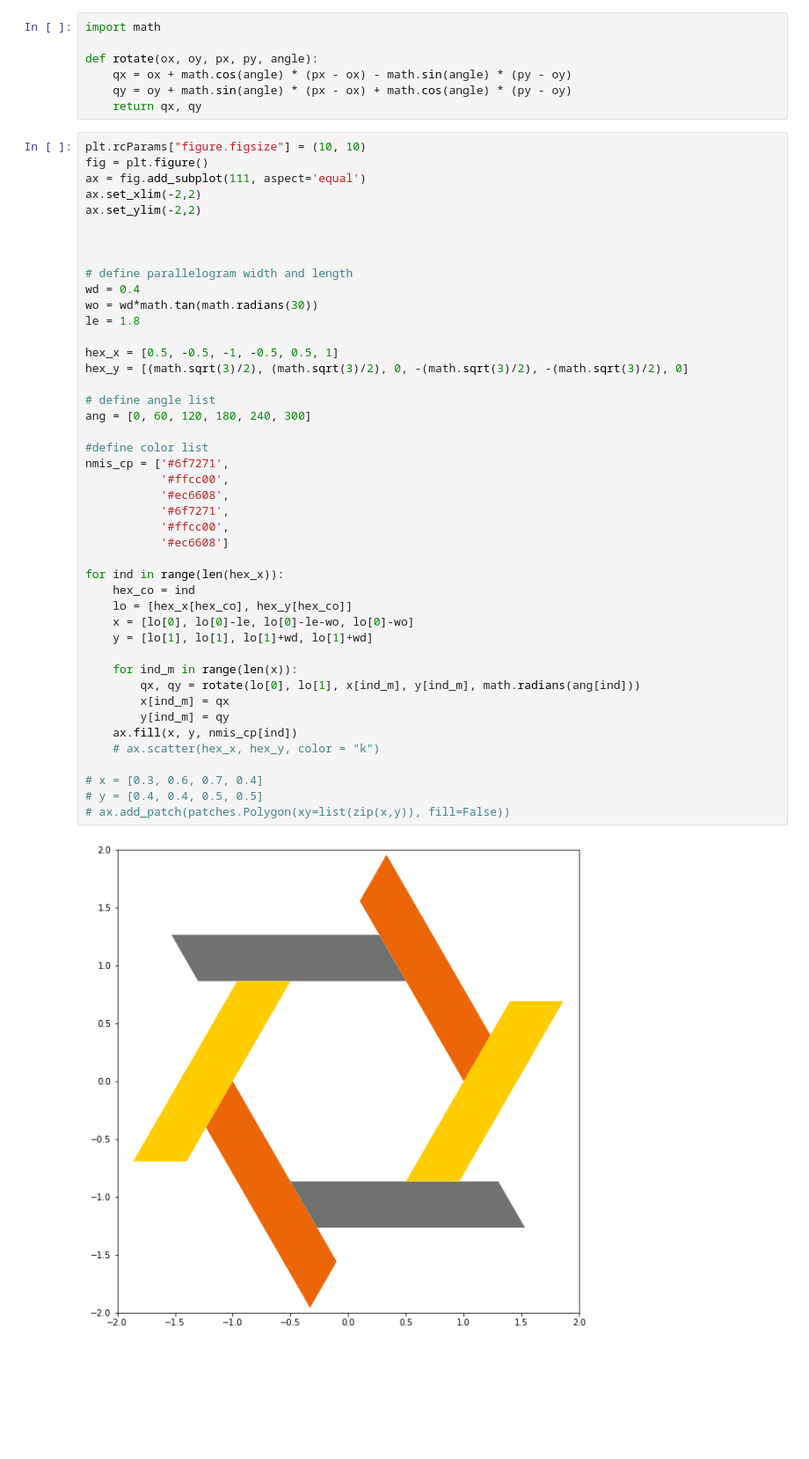
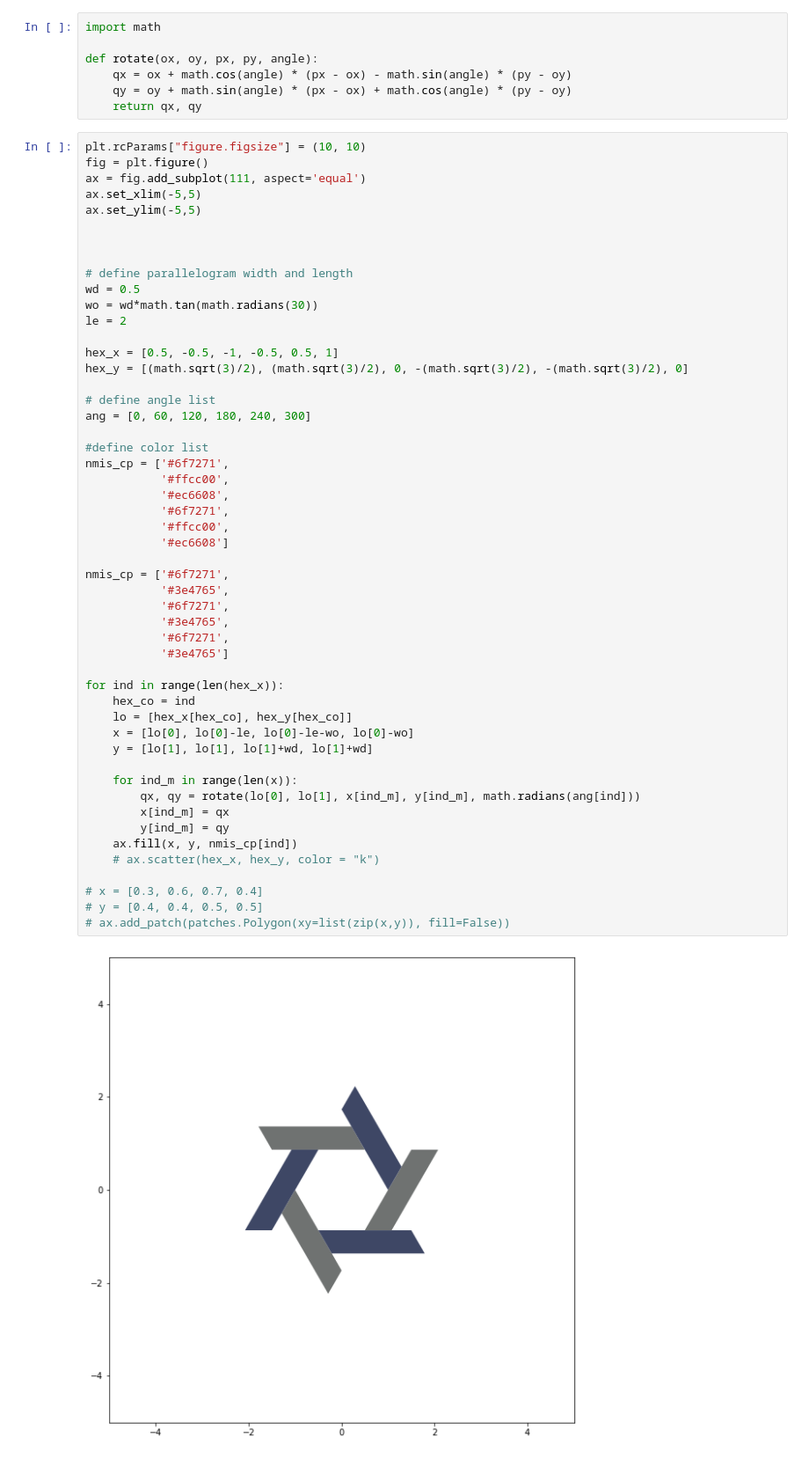
Before and after one commit to nmis-group/digf-zone-i4ch, a Jupyter notebook: logo/generate.ipynb, the cells around one changed output. Shown at 88% size. Saved outputs shown, nothing was run; the diff lists cells and outputs as text; blank space fills up the shorter version.

```diff
--- a/logo/generate.ipynb
+++ b/logo/generate.ipynb
@@ -25,45 +25,52 @@ def rotate(ox, oy, px, py, angle):
 plt.rcParams["figure.figsize"] = (10, 10)
 fig = plt.figure()
 ax = fig.add_subplot(111, aspect='equal')
-ax.set_xlim(-2,2)
-ax.set_ylim(-2,2)
+ax.set_xlim(-5,5)
+ax.set_ylim(-5,5)
 
 
 
 # define parallelogram width and length
-wd = 0.4
+wd = 0.5
 wo = wd*math.tan(math.radians(30))
-le = 1.8
+le = 2
 
 hex_x = [0.5, -0.5, -1, -0.5, 0.5, 1]
 hex_y = [(math.sqrt(3)/2), (math.sqrt(3)/2), 0, -(math.sqrt(3)/2), -(math.sqrt(3)/2), 0]
 
 # define angle list
 ang = [0, 60, 120, 180, 240, 300]
 
 #define color list
 nmis_cp = ['#6f7271',
            '#ffcc00',
            '#ec6608',
            '#6f7271',
            '#ffcc00',
            '#ec6608']
+
+nmis_cp = ['#6f7271',
+           '#3e4765',
+           '#6f7271',
+           '#3e4765',
+           '#6f7271',
+           '#3e4765']
 
 for ind in range(len(hex_x)):
     hex_co = ind
     lo = [hex_x[hex_co], hex_y[hex_co]]
     x = [lo[0], lo[0]-le, lo[0]-le-wo, lo[0]-wo]
     y = [lo[1], lo[1], lo[1]+wd, lo[1]+wd]
 
     for ind_m in range(len(x)):
         qx, qy = rotate(lo[0], lo[1], x[ind_m], y[ind_m], math.radians(ang[ind]))
         x[ind_m] = qx
         y[ind_m] = qy
     ax.fill(x, y, nmis_cp[ind])
     # ax.scatter(hex_x, hex_y, color = "k")
 
 # x = [0.3, 0.6, 0.7, 0.4]
 # y = [0.4, 0.4, 0.5, 0.5]
 # ax.add_patch(patches.Polygon(xy=list(zip(x,y)), fill=False))
 # %% [output]
-[figure, old version]
+[figure, new version]
```
Also changed, not shown: parts of 2 cells of this notebook.
